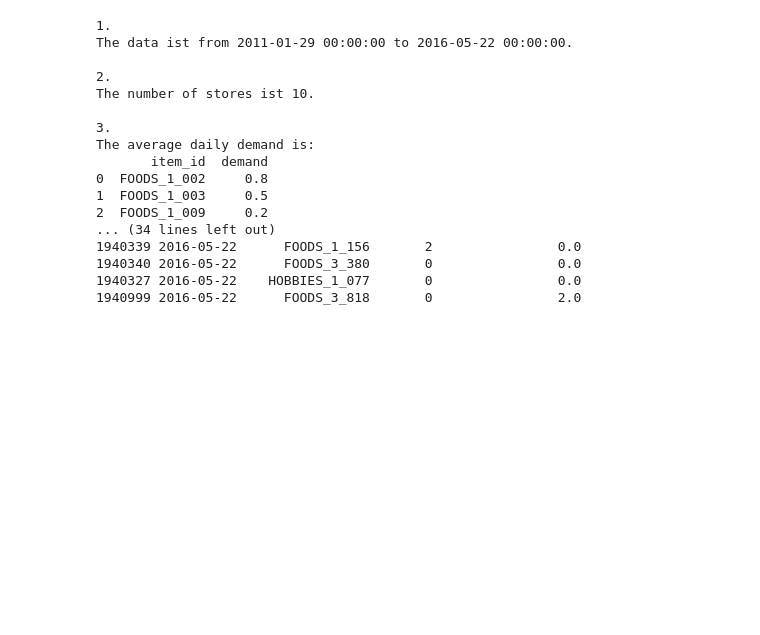
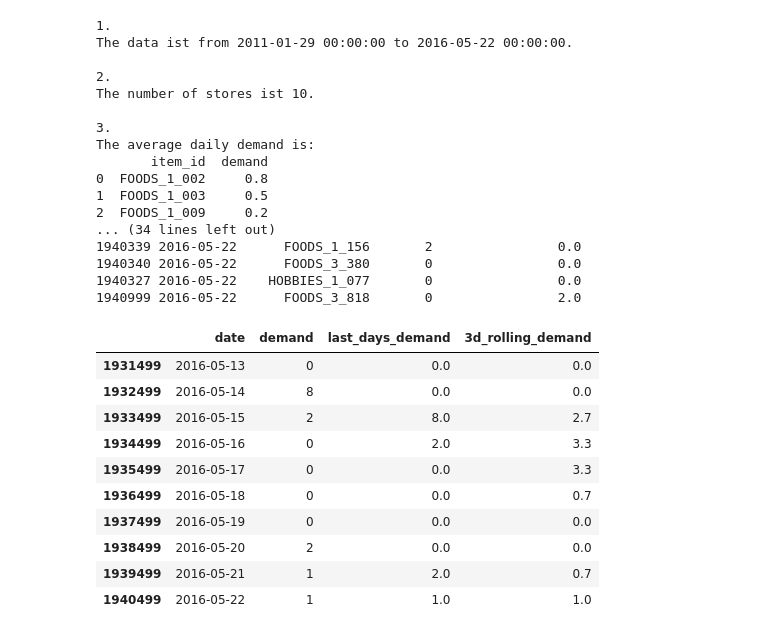
Before and after one commit to FlorianWolff95/DHBW_BI_S24, a Jupyter notebook: Pandas_Intro.ipynb, the cells around one changed output. Drawn from its saved outputs; the diff is of its cells as text; code cells hidden in the pictures; blank space fills up the shorter version.

```diff
--- a/Pandas_Intro.ipynb
+++ b/Pandas_Intro.ipynb
@@ -1238,3 +1232,17 @@ The average daily demand is:
 1940340 2016-05-22      FOODS_3_380       0                0.0
 1940327 2016-05-22    HOBBIES_1_077       0                0.0
 1940999 2016-05-22      FOODS_3_818       0                2.0
+# %%
+sales[sales["item_id"] == "FOODS_3_132"][[ "date", "demand", "last_days_demand", "3d_rolling_demand"]].tail(10)
+# %% [output]
+|  | date | demand | last_days_demand | 3d_rolling_demand |
+| 1931499 | 2016-05-13 | 0 | 0.0 | 0.0 |
+| 1932499 | 2016-05-14 | 8 | 0.0 | 0.0 |
+| 1933499 | 2016-05-15 | 2 | 8.0 | 2.7 |
+| 1934499 | 2016-05-16 | 0 | 2.0 | 3.3 |
+| 1935499 | 2016-05-17 | 0 | 0.0 | 3.3 |
+| 1936499 | 2016-05-18 | 0 | 0.0 | 0.7 |
+| 1937499 | 2016-05-19 | 0 | 0.0 | 0.0 |
+| 1938499 | 2016-05-20 | 2 | 0.0 | 0.0 |
+| 1939499 | 2016-05-21 | 1 | 2.0 | 0.7 |
+| 1940499 | 2016-05-22 | 1 | 1.0 | 1.0 |
```
Also changed, not shown: parts of 2 cells of this notebook, 1 other file.
